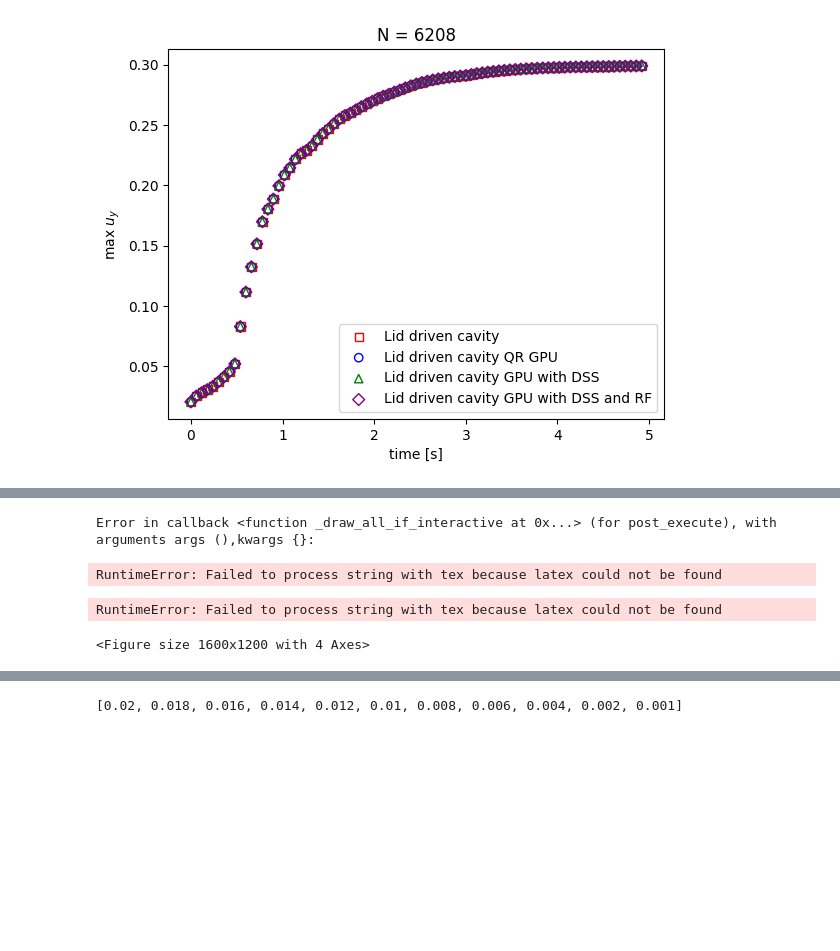
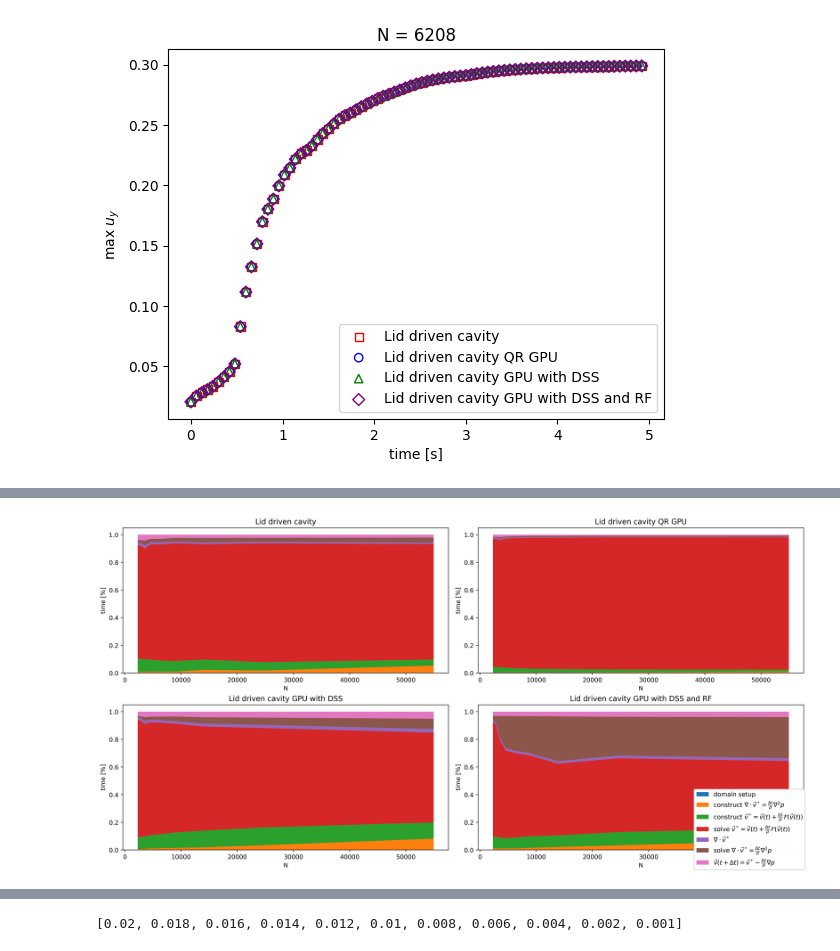
Before and after one commit to ggasper/lid-driven-cavity-gpu, a Jupyter notebook: benchmark/benchmark.ipynb, the cells around one changed output, grey strips where cells are left out. Cells and saved outputs as stored; diff of their text form; code cells hidden in the pictures; blank space fills up the shorter version.

```diff
--- a/benchmark/benchmark.ipynb
+++ b/benchmark/benchmark.ipynb
@@ -162,48 +189,48 @@ for j, (name, (solver_u, solver_p)) in enumerate(programs.items()):
 # %%
-fig, ax = plt.subplots(2, 2, figsize=(16, 12))
+fig, ax = plt.subplots(2, 2, figsize=(16, 8), constrained_layout=True)
+fig.set_dpi(400)
 times = {"domain setup": "domain setup",
-         "M_p construction": r'\Nabla \cdot \vec{v}^* = \frac{\Delta t}{\rho}\Nabla p',
-         "M_u construction": r"M_u construction",
-         "M_u solve": """M_u solve""",
-         "rhs_p": r"rhs_p",
-         "M_p solve": r"M_p solve",
-         "pressure correction": r"pressure correction",
+         "M_p construction": r'construct $\nabla \cdot \vec{v}^* = \frac{\Delta t}{\rho}\nabla^2 p$',
+        #  "M_p construction": r'$\nabla$',
+         "M_u construction": r"construct $\vec{v}^* = \vec{v}(t) + \frac{\Delta t}{\rho}\mathcal{F}(\vec{v}(t))$",
+         "M_u solve": r"solve $\vec{v}^* = \vec{v}(t) + \frac{\Delta t}{\rho}\mathcal{F}(\vec{v}(t))$",
+         "rhs_p": r"$\nabla \cdot \vec{v}^*$",
+         "M_p solve": r"solve $\nabla \cdot \vec{v}^*= \frac{\Delta t}{\rho}\nabla^2 p$",
+         "pressure correction": r"$\vec{v}(t + \Delta t) = \vec{v}^* -\frac{\Delta t}{\rho} \nabla p$",
          }
-plt.rcParams['text.usetex'] = True
+# plt.rcParams['text.usetex'] = True
 for i, (name, (solver_u, solver_p)) in enumerate(programs.items()):
     ts = {}
     for time_name in times.keys():
         ts[time_name] = []
     Ns = []
     for h in hs:
         result_file = Path("..") / get_output_path(f"{solver_u}_{solver_p}", h)
         with h5py.File(result_file) as f:
             # time = f.attrs["time"] - f.attrs["setup"]
             for time_name, formated_name in times.items():
                 ts[time_name].append(f['times'].attrs[time_name])
             # total = sum(ts)
             # ts = [t/total for t in ts]
             N = len(f["domain/pos"][()][0])
             Ns.append(N)
     sorted_names = []
     col_total = np.zeros(len(hs))
     values = []
     # total = np.array(len())
     for time_name, value in ts.items():
         sorted_names.append(times[time_name])
         col_total += value
         values.append(value)
 
     for j in range(len(values)):
         values[j] /= col_total
     values = np.vstack(values)
     ax[i//2][i%2].stackplot(Ns, values, labels=sorted_names)
-    ax[i//2][i%2].legend()
+    # ax[i//2][i%2].legend(loc = 'lower right')
+    fig.legend(labels=sorted_names,loc = 'lower right')
     ax[i//2][i%2].set_title(name)
     ax[i//2][i%2].set_xlabel("N")
     ax[i//2][i%2].set_ylabel("time [%]")
 # %% [output]
-Error in callback <function _draw_all_if_interactive at 0x...> (for post_execute), with arguments args (),kwargs {}:
-RuntimeError: Failed to process string with tex because latex could not be found
-RuntimeError: Failed to process string with tex because latex could not be found
-<Figure size 1600x1200 with 4 Axes>
+[figure, added]
```
Also changed, not shown: parts of 4 cells of this notebook, 8 other files.
